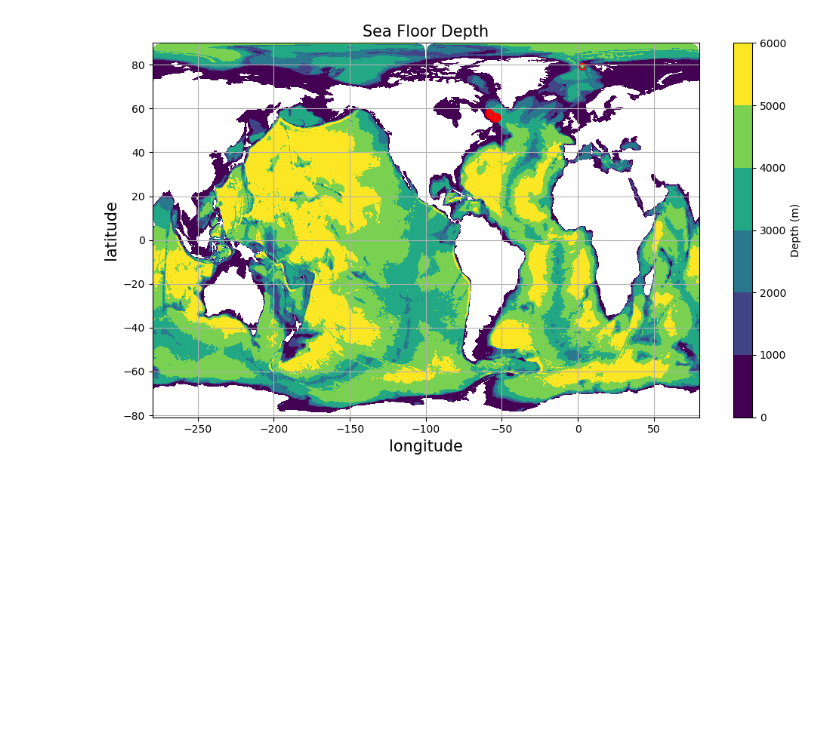
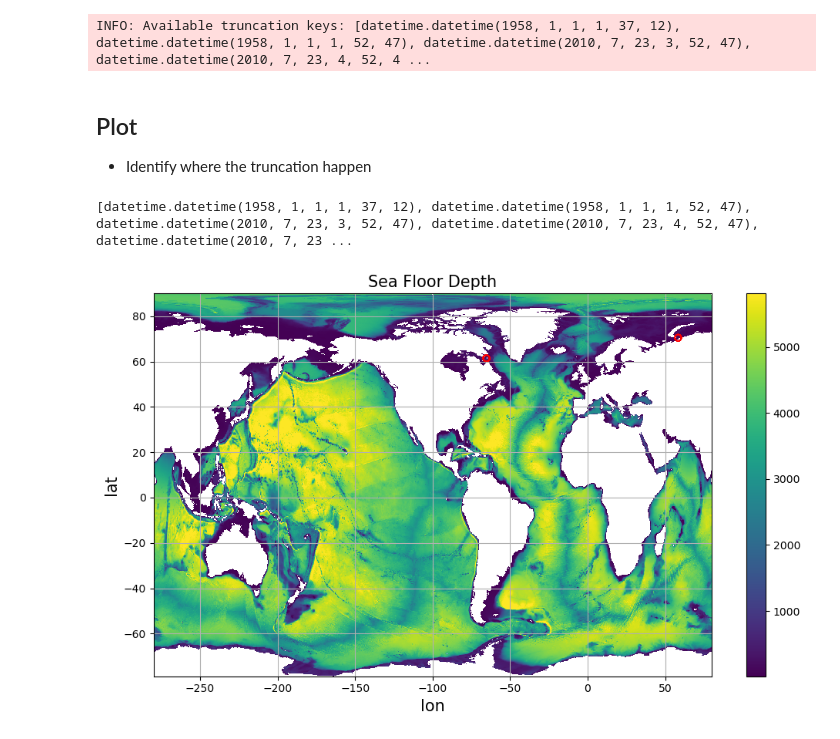
Before and after one commit to ACCESS-NRI/access-eval-recipes, a Jupyter notebook: ocean/Examine_truncation_data.ipynb, the cells around one changed output. Cells and saved outputs as stored; diff of their text form; code cells hidden in the pictures; blank space fills up the shorter version.

Commit message:
Update Examine_truncation_data.ipynb notebook

```diff
--- a/ocean/Examine_truncation_data.ipynb
+++ b/ocean/Examine_truncation_data.ipynb
@@ -154,0 +106,3 @@ access_om3_mom6_static.fx
+# %%
+deptho = static_ds["deptho"].assign_coords(coords)
+deptho
@@ -335,5 +290,0 @@ INFO: Available truncation keys: [1]
-# %%
-deptho = static["deptho"].load()
-lon_coord = "longitude"
-lat_coord = "latitude"
-deptho = deptho.assign_coords({lon_coord: (["yh", "xh"], static["geolon"].values), lat_coord: (["yh", "xh"], static["geolat"].values)})
@@ -339,0 +307,4 @@ deptho = deptho.assign_coords({lon_coord: (["yh", "xh"], static["geolon"].values
+# %%
+truncation_reader = TruncationFilesReader(deptho, experiment_path)
+all_truncation_data = truncation_reader.process_truncation_files()
+xh, yh = truncation_reader.load_coords()
@@ -340,32 +333,45 @@ deptho = deptho.assign_coords({lon_coord: (["yh", "xh"], static["geolon"].values
+# %%
+# valid options for trunc_variable: datetime, trunc_month, trunc_day, trunc_year,
+# velocity_type, processor_id, longitude, latitude, longitude_index, latitude_index,
+# eval_longitude, eval_latitude, layers_start, layers_end, dt
+trunc_variable = 'datetime'
+orgnised_data, trunc_keys = truncation_reader.truncation_organise_by_variable(all_truncation_data, trunc_variable)
+# %% [output]
+INFO: Available truncation keys: [datetime.datetime(1958, 1, 1, 1, 37, 12), datetime.datetime(1958, 1, 1, 1, 52, 47), datetime.datetime(2010, 7, 23, 3, 52, 47), datetime.datetime(2010, 7, 23, 4, 52, 4 ...
+# %% [markdown]
+## Plot
+- Identify where the truncation happen
 # %%
 figsize = (10, 6)
 fig, ax = plt.subplots(figsize=figsize)
 
-deptho.plot.contourf(
-    ax=ax,
-    x='longitude',
-    y='latitude',
+pcm = plt.pcolormesh(
+    deptho.geolon,
+    deptho.geolat,
+    deptho.values,
     cmap='viridis',
-    cbar_kwargs={'label': 'Depth (m)'}
 )
+plt.colorbar(pcm)
+plt.xlabel("lon")
+plt.ylabel("lat")
+
 
 trunc_keys = [trunc_keys] if not isinstance(trunc_keys, list) else trunc_keys
+
+print(trunc_keys)
 
 for trunc_tmp in trunc_keys:
     if trunc_tmp in orgnised_data:
         lon_indices = [i['longitude_index'] for i in orgnised_data[trunc_tmp]]
         lat_indices = [i['latitude_index'] for i in orgnised_data[trunc_tmp]]
         ax.scatter(xh[lon_indices].values, yh[lat_indices].values, facecolors='none', edgecolors='r')
 
 ax.grid(True)
 title = deptho.attrs.get("long_name", "")
 ax.set_title(title, fontsize=15)
 ax.set_xlabel(ax.get_xlabel(), fontsize=15)
 ax.set_ylabel(ax.get_ylabel(), fontsize=15)
-xlims = [min(xh), max(xh)]
-ylims = [min(yh), max(yh)]
-ax.set_xlim(xlims)
-ax.set_ylim(ylims)
 plt.tight_layout()
 # %% [output]
+[datetime.datetime(1958, 1, 1, 1, 37, 12), datetime.datetime(1958, 1, 1, 1, 52, 47), datetime.datetime(2010, 7, 23, 3, 52, 47), datetime.datetime(2010, 7, 23, 4, 52, 47), datetime.datetime(2010, 7, 23 ...
-[figure, old version]
+[figure, new version]
```
Also changed, not shown: parts of 32 cells of this notebook.
